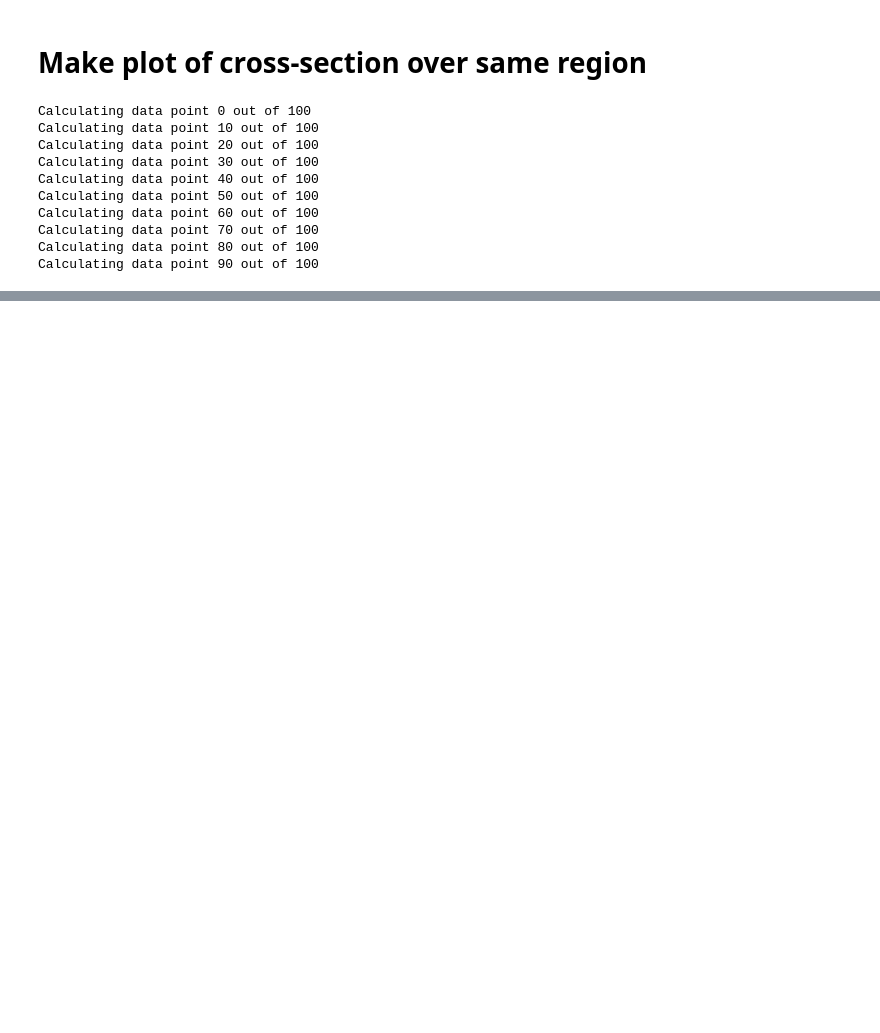
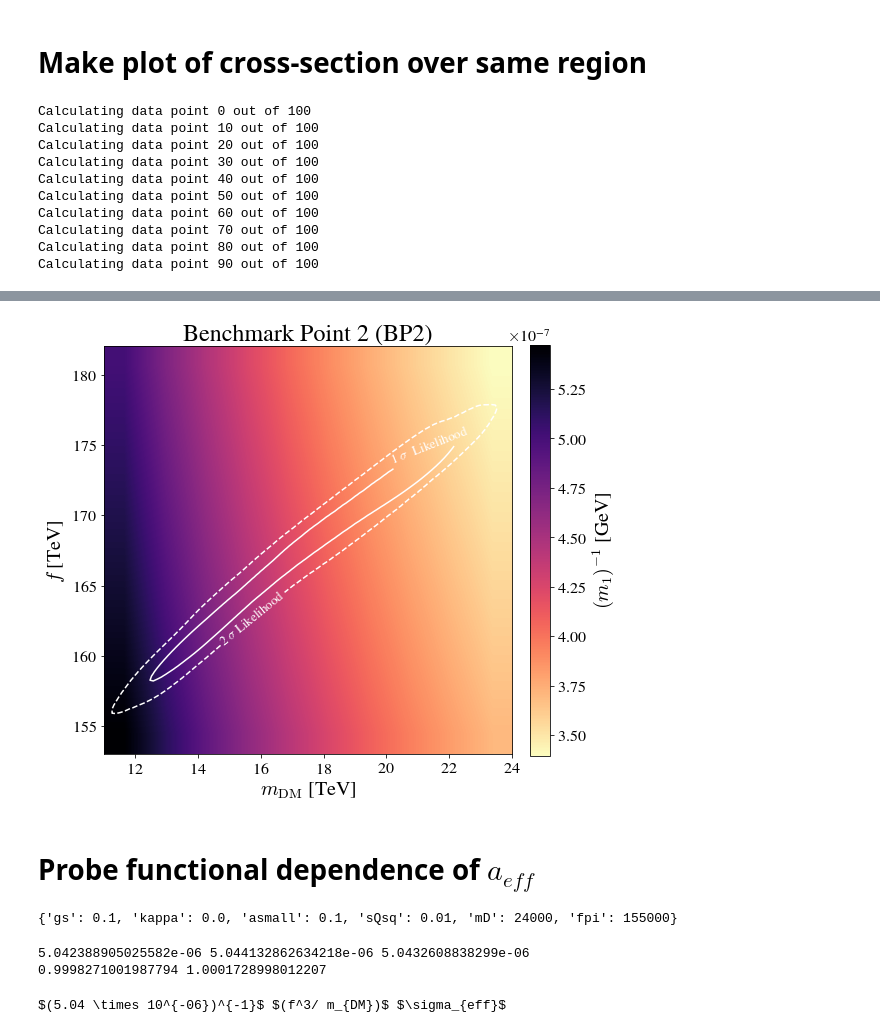
Before and after one commit to jnhoward/SU2LDM_public, a Jupyter notebook: makePaperPlots.ipynb, the cells around one changed output, grey strips where cells are left out. Cells and saved outputs as stored; diff of their text form; code cells hidden in the pictures; blank space fills up the shorter version.

```diff
--- a/makePaperPlots.ipynb
+++ b/makePaperPlots.ipynb
@@ -383,0 +399,42 @@ print(calcM1Aeff(**kwargs))
+# %%
+#-- Set stylistic elements of plot --#
+plotName = 'paperPlots/%s_m1Inverse.pdf'%PLOTRANGE
+m1PlotArgs = {'plotTitle': plotTitle,
+                  'zAxisTitle': r'$(m_1)^{-1}$ [GeV]',
+                  'xAxisTitle': r'$m_{\rm DM}$ [TeV]',
+                  'yAxisTitle': r'$f$ [TeV]',
+                  'cmap': 'magma',#'gnuplot'
+                  'contourLineColor': 'white'}
+# %%
+plotAeff(m1AeffDict["mD"], m1AeffDict["fpi"], 1./m1AeffDict["m1"], axisRange, m1PlotArgs, likelihoodDict, plotName=plotName)
+# %% [output]
+[figure, added]
+# %% [markdown]
+# Probe functional dependence of $a_{eff}$
+# %%
+print(kwargs)
+# %% [output]
+{'gs': 0.1, 'kappa': 0.0, 'asmall': 0.1, 'sQsq': 0.01, 'mD': 24000, 'fpi': 155000}
+# %%
+#Z = (m1AeffDict["aeff"]*(Y**3)/X)*(1./c)
+Z = (m1AeffDict["aeff"]*(Y**3)/X)
+
+# Calculate middle value
+c = Z.min() + 0.5*(Z.max() - Z.min())
+print(Z.min(), Z.max(), c)
+
+# Normalize to this middle value
+Z = Z*(1./c)
+print(Z.min(), Z.max())
+# %% [output]
+5.042388905025582e-06 5.044132862634218e-06 5.0432608838299e-06
+0.9998271001987794 1.0001728998012207
+# %%
+# Set c-value string
+from plotUtils import sciNotationString
+cValStr = sciNotationString(c)
+
+zAxisTitle = r'$(%s)^{-1}$ $(f^3/ m_{DM})$ $\sigma_{eff}$'%cValStr[1:-1] #$\frac{f^3 \sigma_{eff}}{m_{DM}}$'
+print(zAxisTitle)
+# %% [output]
+$(5.04 \times 10^{-06})^{-1}$ $(f^3/ m_{DM})$ $\sigma_{eff}$
```
Also changed, not shown: parts of 14 cells of this notebook, 13 other files.
